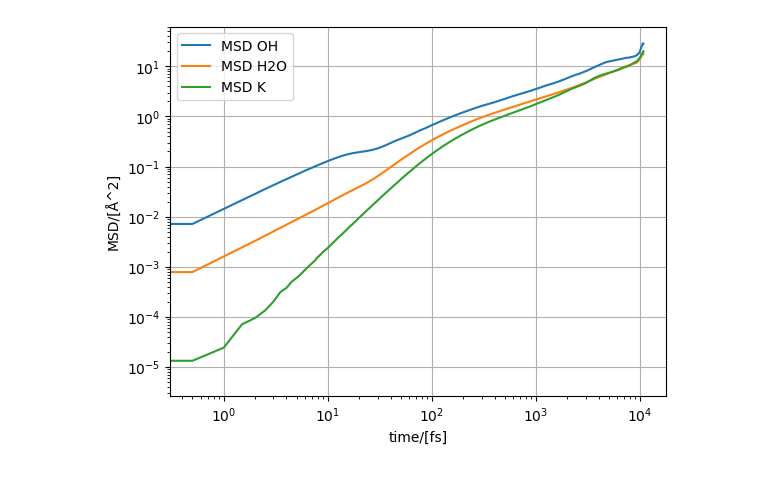
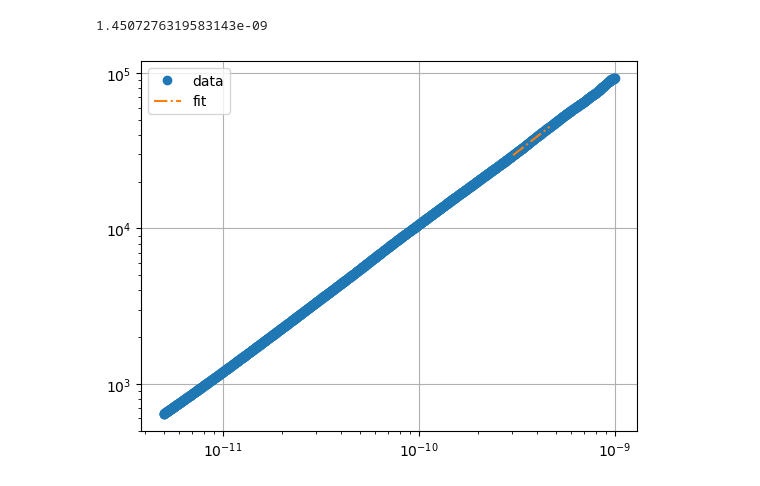
Before and after one commit to JelleLagerweij/Quantum_to_Transport, a Jupyter notebook: post-processing scripts/KOH systems/Properties.ipynb, the cells around one changed output. Cells and saved outputs as stored; diff of their text form; code cells hidden in the pictures.

```diff
--- a/post-processing scripts/KOH systems/Properties.ipynb
+++ b/post-processing scripts/KOH systems/Properties.ipynb
@@ -18,14 +20,5 @@ plt.grid()
-# %%
-folder = r"/Users/vlagerweij/Documents/TU jaar 6/Project KOH(aq)/Repros/Quantum_to_Transport/post-processing scripts/KOH systems/test_output/combined_simulation/"
-post = Post.Prot_Post(folder)
-# %%
-plt.figure()
-plt.loglog(post.t, post.msd_OH, label="MSD OH")
-plt.loglog(post.t, post.msd_H2O, label="MSD H2O")
-plt.loglog(post.t, post.msd_K, label="MSD K")
-plt.legend()
-plt.xlabel('time/[fs]')
-plt.ylabel('MSD/[Å^2]')
-plt.grid()
-# %% [output]
-[figure, removed]
+# %%
+post.diffusion("H2O", plotting=True)
+# %% [output]
+1.4507276319583143e-09
+[figure, added]
```
Also changed, not shown: parts of 16 cells of this notebook, 4 other files.
